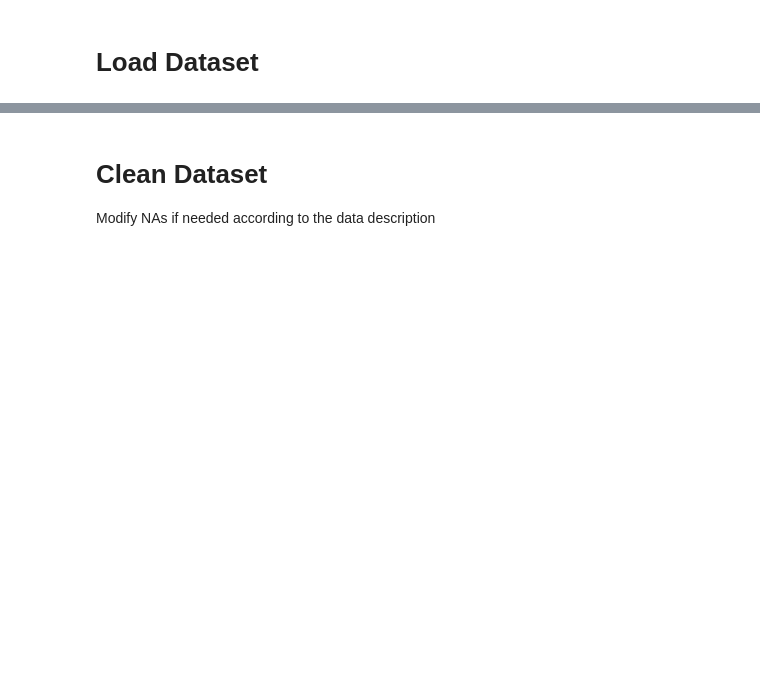
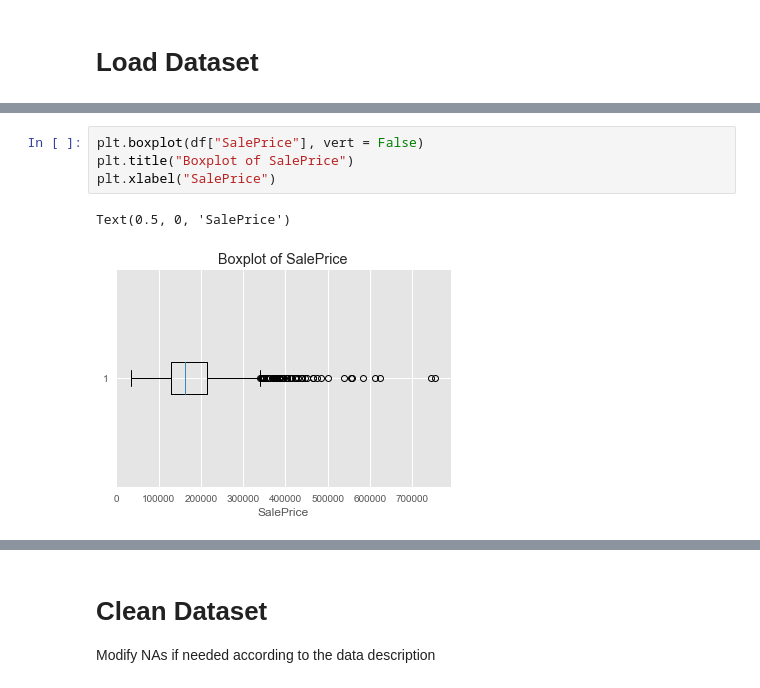
Before and after one commit to kennybagzz/Iowa-House-Prices-Prediction, a Jupyter notebook: house-prices-advanced-regression-techniques/Feature Engineering.ipynb, the cells around one changed output, grey strips where cells are left out. Drawn from its saved outputs; the diff is of its cells as text; blank space fills up the shorter version.

```diff
--- a/house-prices-advanced-regression-techniques/Feature Engineering.ipynb
+++ b/house-prices-advanced-regression-techniques/Feature Engineering.ipynb
@@ -27,0 +66,7 @@ test = test.drop('Id',1)
+# %%
+plt.boxplot(df["SalePrice"], vert = False)
+plt.title("Boxplot of SalePrice")
+plt.xlabel("SalePrice")
+# %% [output]
+Text(0.5, 0, 'SalePrice')
+[figure, added]
```
Also changed, not shown: parts of 13 cells of this notebook, 1 other file.
